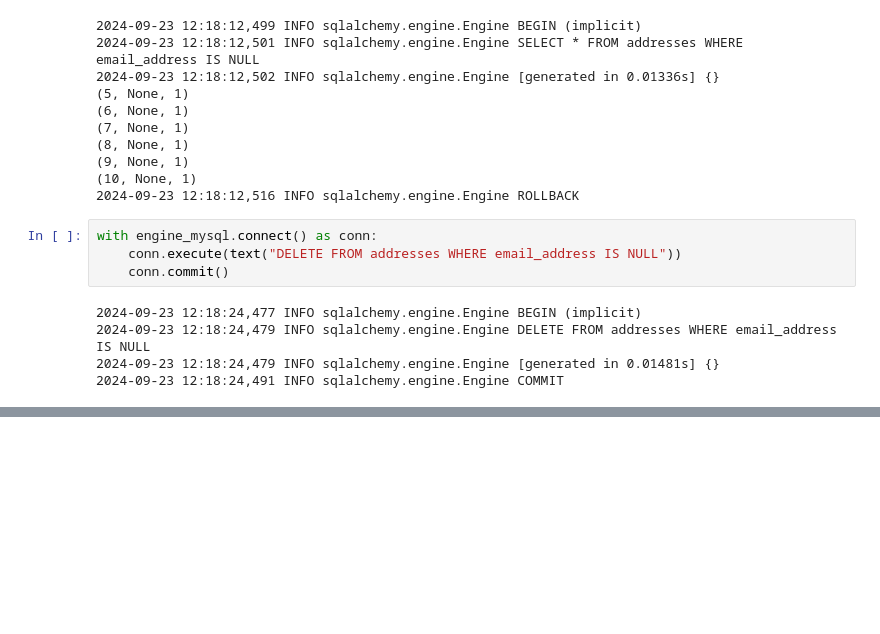
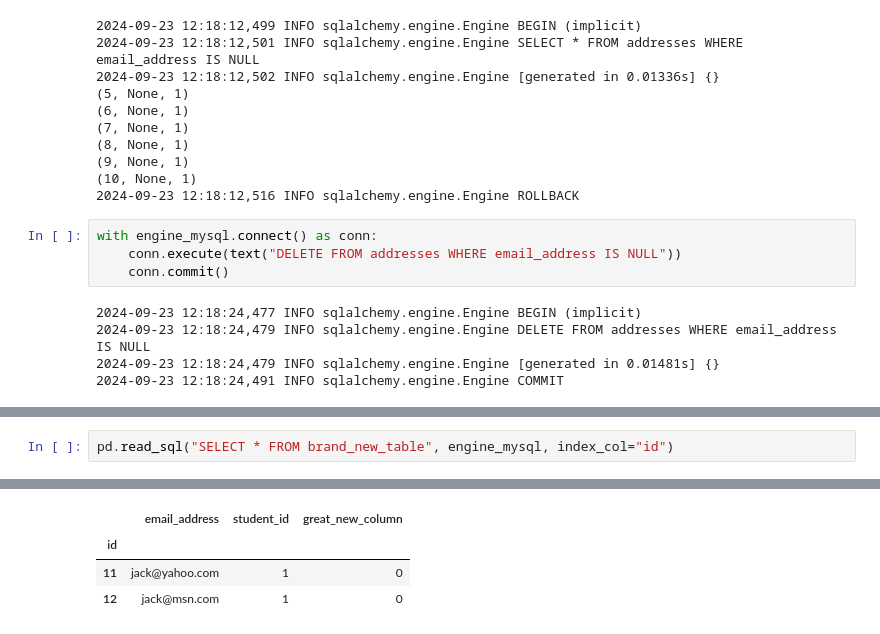
Before and after one commit to msche81/2-Jedha_Fullstack, a Jupyter notebook: 4_data_collection_management/4_ETL_processes/4-1_SQLAlchemy_ETL_processes.ipynb, the cells around one changed output, grey strips where cells are left out. Saved outputs shown, nothing was run; the diff lists cells and outputs as text; blank space fills up the shorter version.

```diff
--- a/4_data_collection_management/4_ETL_processes/4-1_SQLAlchemy_ETL_processes.ipynb
+++ b/4_data_collection_management/4_ETL_processes/4-1_SQLAlchemy_ETL_processes.ipynb
@@ -298,0 +435,3 @@ with engine_mysql.connect() as conn:
+# %%
+pd.read_sql("SELECT * FROM brand_new_table", engine_mysql, index_col="id")
+# %% [output]
@@ -298,0 +444,4 @@ with engine_mysql.connect() as conn:
+|  | email_address | student_id | great_new_column |
+| id |  |  |  |
+| 11 | jack@yahoo.com | 1 | 0 |
+| 12 | jack@msn.com | 1 | 0 |
```
Also changed, not shown: parts of 9 cells of this notebook.
